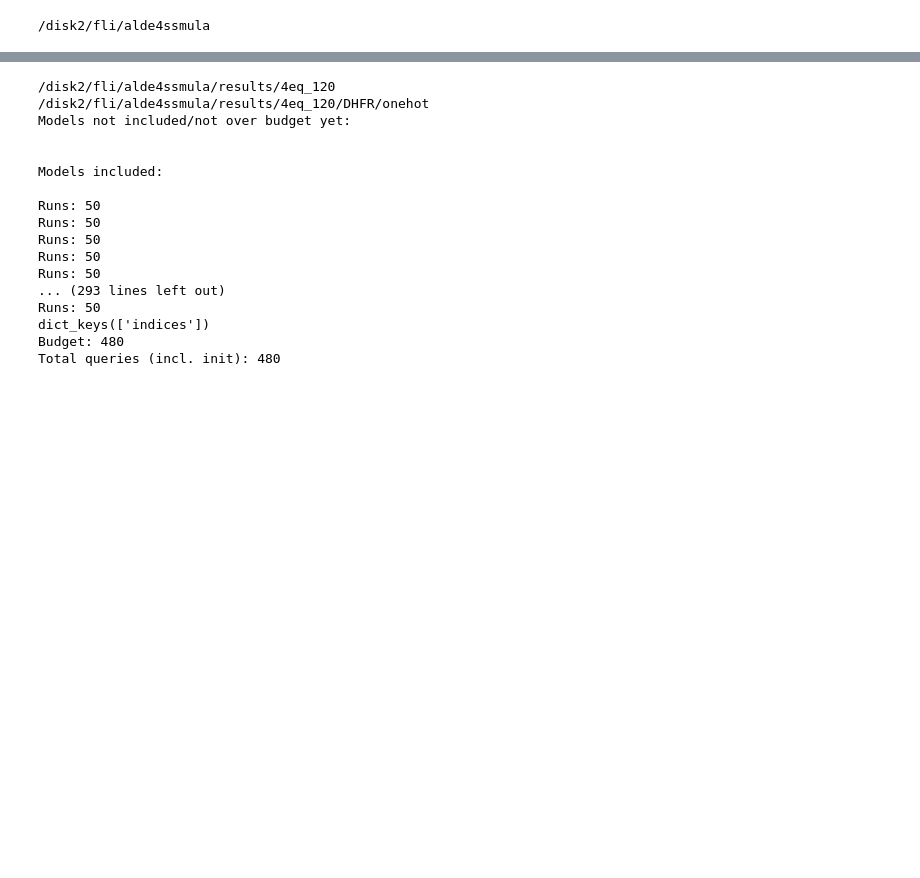
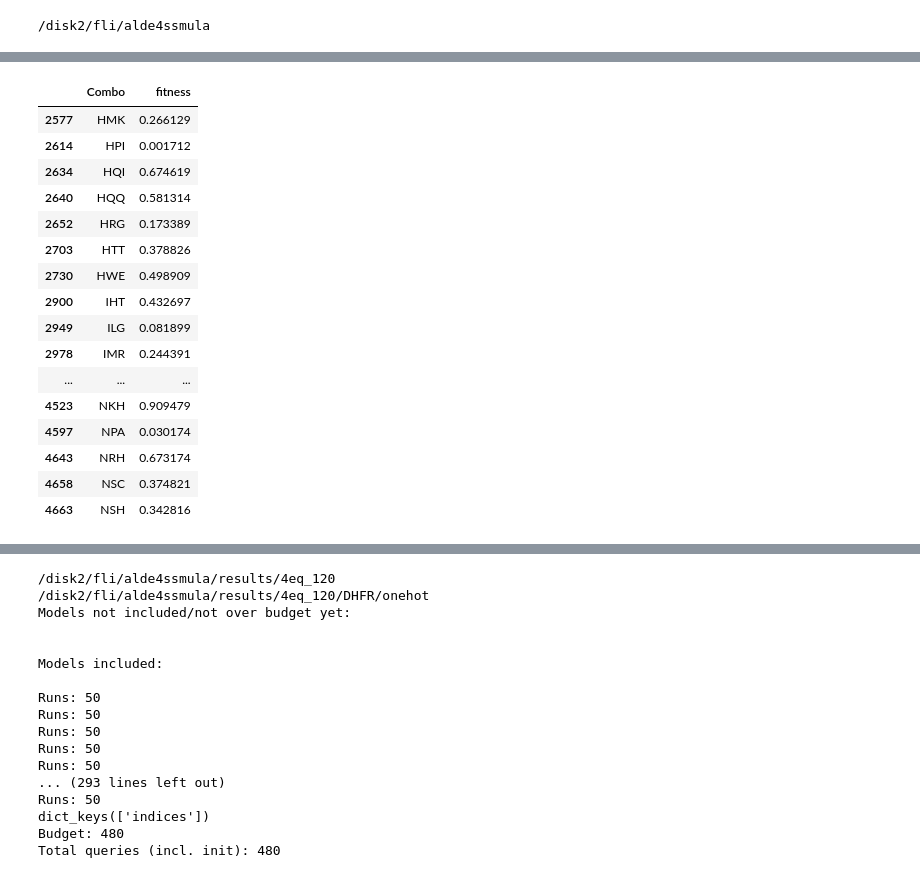
Before and after one commit to fhalab/alde4ssmula, a Jupyter notebook: analysis/tabulate_results.ipynb, the cells around one changed output, grey strips where cells are left out. Saved outputs shown, nothing was run; the diff lists cells and outputs as text; code cells hidden in the pictures; blank space fills up the shorter version.

```diff
--- a/analysis/tabulate_results.ipynb
+++ b/analysis/tabulate_results.ipynb
@@ -150,0 +214,20 @@ def tabulate_regret(df, tests, budget, subdir, randregret=None):
+# %%
+i22_df.iloc[61:90]
+# %% [output]
+|  | Combo | fitness |
+| 2577 | HMK | 0.266129 |
+| 2614 | HPI | 0.001712 |
+| 2634 | HQI | 0.674619 |
+| 2640 | HQQ | 0.581314 |
+| 2652 | HRG | 0.173389 |
+| 2703 | HTT | 0.378826 |
+| 2730 | HWE | 0.498909 |
+| 2900 | IHT | 0.432697 |
+| 2949 | ILG | 0.081899 |
+| 2978 | IMR | 0.244391 |
+| ... | ... | ... |
+| 4523 | NKH | 0.909479 |
+| 4597 | NPA | 0.030174 |
+| 4643 | NRH | 0.673174 |
+| 4658 | NSC | 0.374821 |
+| 4663 | NSH | 0.342816 |
```
Also changed, not shown: parts of 7 cells of this notebook, 6 other files.
